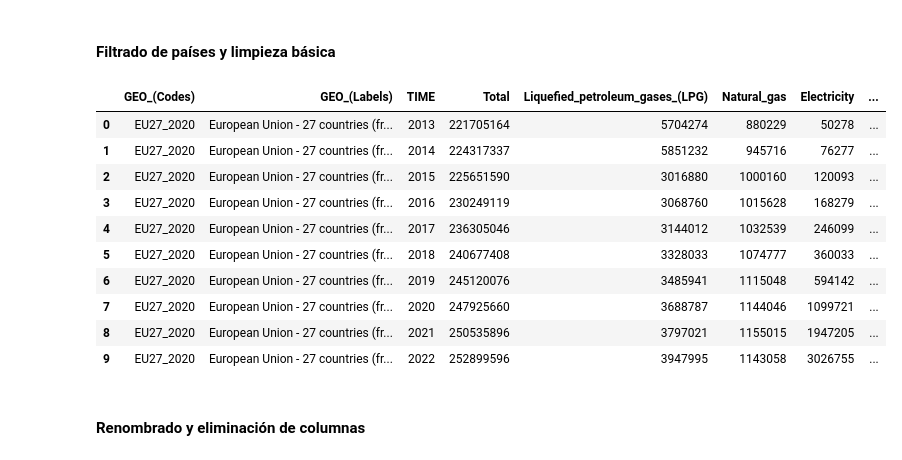
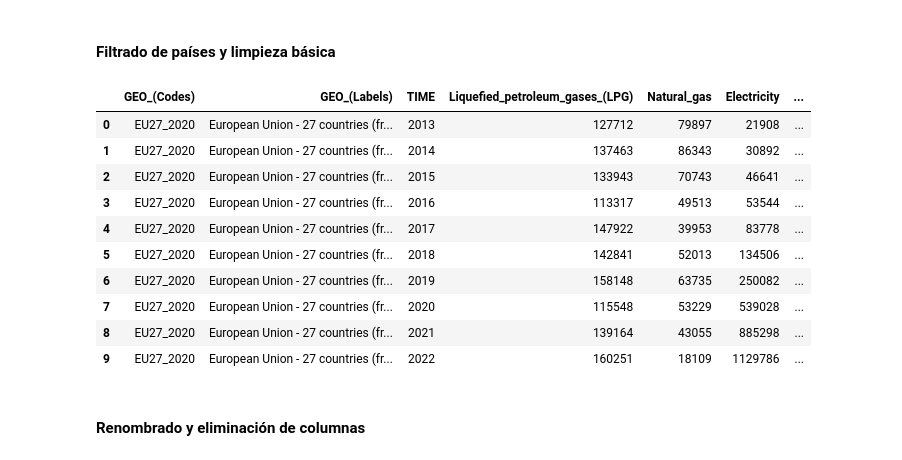
Before and after one commit to LoFloAb/Impacto_de_la_electrificaci-n_del_transporte_en_las_emisiones_de_GEI_en_Europa, a Jupyter notebook: Analisis_impacto_coche_electrico.ipynb, the cells around one changed output. Drawn from its saved outputs; the diff is of its cells as text; code cells hidden in the pictures.

```diff
--- a/Analisis_impacto_coche_electrico.ipynb
+++ b/Analisis_impacto_coche_electrico.ipynb
@@ -758,60 +755,66 @@ En los siguientes bloques se realizarán tareas de limpieza, normalización y re
 # %% [markdown]
 #### Filtrado de países y limpieza básica
 # %%
-# Eliminar países que no forman parte de la Unión Europea (27)
-df_cars_park = df_cars_park[~df_cars_park['GEO (Labels)'].isin([
-    'Liechtenstein', 'Norway', 'Switzerland', 'United Kingdom',
-    'Bosnia and Herzegovina', 'Montenegro', 'Moldova', 'North Macedonia',
-    'Georgia', 'Albania', 'Serbia', 'Türkiye', 'Kosovo*'])]
+# Lista de los 27 países que forman parte de la Unión Europea (desde 2020)
+European_Union_27_countries_from_2020 = [
+    'Austria', 'Belgium', 'Bulgaria',
+    'Croatia', 'Cyprus', 'Czechia',
+    'Denmark', 'Estonia', 'Finland',
+    'France', 'Germany', 'Greece',
+    'Hungary', 'Ireland', 'Italy',
+    'Latvia', 'Lithuania', 'Luxembourg',
+    'Malta', 'Netherlands', 'Poland',
+    'Portugal', 'Romania', 'Slovakia',
+    'Slovenia', 'Spain', 'Sweden']
+
+# Filtrar por los países que forman parte de la Unión Europea
+df_new_cars = df_new_cars[df_new_cars['GEO (Labels)'].isin(
+    European_Union_27_countries_from_2020)]
 
 # Limpiar nombres de columnas (quitar espacios y caracteres problemáticos)
-df_cars_park.columns = df_cars_park.columns.str.strip().str.replace(' ', '_')
-
-# Eliminar la fila de la UE-27 para recalcularla más adelante
-df_cars_park = df_cars_park[~df_cars_park['GEO_(Labels)'].isin([
-    'European Union - 27 countries (from 2020)'])]
+df_new_cars.columns = df_new_cars.columns.str.strip().str.replace(' ', '_')
 
 # Agrupar los datos por año sumando valores de los países miembros
-df_cars_park = df_cars_park.groupby('TIME').sum().reset_index()
+df_new_cars = df_new_cars.groupby('TIME').sum().reset_index()
 
 # Reordenar columna TIME
-df_cars_park.insert(2, 'TIME', df_cars_park.pop('TIME'))
+df_new_cars.insert(2, 'TIME', df_new_cars.pop('TIME'))
 
 # Actualizar los valores del código y etiqueta para representar a la UE-27
-df_cars_park['GEO_(Codes)'] = df_cars_park['GEO_(Codes)'].replace(
-    'BEBGCZDKDEEEIEELESFRHRITCYLVLTLUHUMTNLATPLPTROSISKFISEIS', 'EU27_2020')
-df_cars_park['GEO_(Labels)'] = df_cars_park['GEO_(Labels)'].replace(
-    'BelgiumBulgariaCzechiaDenmarkGermanyEstoniaIrelandGreeceSpainFranceCroatiaItalyCyprusLatviaLithuaniaLuxembourgHungaryMaltaNetherlandsAustriaPolandPortugalRomaniaSloveniaSlovakiaFinlandSwedenIceland',
+df_new_cars['GEO_(Codes)'] = df_new_cars['GEO_(Codes)'].replace(
+    'BEBGCZDKDEEEIEELESFRHRITCYLVLTLUHUMTNLATPLPTROSISKFISE', 'EU27_2020')
+df_new_cars['GEO_(Labels)'] = df_new_cars['GEO_(Labels)'].replace(
+    'BelgiumBulgariaCzechiaDenmarkGermanyEstoniaIrelandGreeceSpainFranceCroatiaItalyCyprusLatviaLithuaniaLuxembourgHungaryMaltaNetherlandsAustriaPolandPortugalRomaniaSloveniaSlovakiaFinlandSweden',
     'European Union - 27 countries (from 2020)')
 
 # Rellenar valores nulos consigo mismos (aparentemente redundante, pero evita errores)
-df_cars_park = df_cars_park.fillna(df_cars_park)
+df_new_cars = df_new_cars.fillna(df_new_cars)
 
 #Columnas a excluir de la converción.
 exclude_cols = ['GEO_(Codes)', 'GEO_(Labels)', 'TIME']
 
 # Detectar columnas de tipo float (y que no estén en la lista de exclusión)
 cols_to_convert = [
-    col for col in df_cars_park.select_dtypes(include='float').columns
+    col for col in df_new_cars.select_dtypes(include='float').columns
     if col not in exclude_cols
 ]
 # Convertir a int (si estás seguro de que no hay NaN)
-df_cars_park[cols_to_convert] = df_cars_park[cols_to_convert].astype(int)
+df_new_cars[cols_to_convert] = df_new_cars[cols_to_convert].astype(int)
 
 # Mostrar dataframe
-df_cars_park
+df_new_cars.head()
 # %% [output]
-|  | GEO_(Codes) | GEO_(Labels) | TIME | Total | Liquefied_petroleum_gases_(LPG) | Natural_gas | Electricity | ... |
-| 0 | EU27_2020 | European Union - 27 countries (fr... | 2013 | 221705164 | 5704274 | 880229 | 50278 | ... |
-| 1 | EU27_2020 | European Union - 27 countries (fr... | 2014 | 224317337 | 5851232 | 945716 | 76277 | ... |
-| 2 | EU27_2020 | European Union - 27 countries (fr... | 2015 | 225651590 | 3016880 | 1000160 | 120093 | ... |
-| 3 | EU27_2020 | European Union - 27 countries (fr... | 2016 | 230249119 | 3068760 | 1015628 | 168279 | ... |
-| 4 | EU27_2020 | European Union - 27 countries (fr... | 2017 | 236305046 | 3144012 | 1032539 | 246099 | ... |
-| 5 | EU27_2020 | European Union - 27 countries (fr... | 2018 | 240677408 | 3328033 | 1074777 | 360033 | ... |
-| 6 | EU27_2020 | European Union - 27 countries (fr... | 2019 | 245120076 | 3485941 | 1115048 | 594142 | ... |
-| 7 | EU27_2020 | European Union - 27 countries (fr... | 2020 | 247925660 | 3688787 | 1144046 | 1099721 | ... |
-| 8 | EU27_2020 | European Union - 27 countries (fr... | 2021 | 250535896 | 3797021 | 1155015 | 1947205 | ... |
-| 9 | EU27_2020 | European Union - 27 countries (fr... | 2022 | 252899596 | 3947995 | 1143058 | 3026755 | ... |
+|  | GEO_(Codes) | GEO_(Labels) | TIME | Liquefied_petroleum_gases_(LPG) | Natural_gas | Electricity | ... |
+| 0 | EU27_2020 | European Union - 27 countries (fr... | 2013 | 127712 | 79897 | 21908 | ... |
+| 1 | EU27_2020 | European Union - 27 countries (fr... | 2014 | 137463 | 86343 | 30892 | ... |
+| 2 | EU27_2020 | European Union - 27 countries (fr... | 2015 | 133943 | 70743 | 46641 | ... |
+| 3 | EU27_2020 | European Union - 27 countries (fr... | 2016 | 113317 | 49513 | 53544 | ... |
+| 4 | EU27_2020 | European Union - 27 countries (fr... | 2017 | 147922 | 39953 | 83778 | ... |
+| 5 | EU27_2020 | European Union - 27 countries (fr... | 2018 | 142841 | 52013 | 134506 | ... |
+| 6 | EU27_2020 | European Union - 27 countries (fr... | 2019 | 158148 | 63735 | 250082 | ... |
+| 7 | EU27_2020 | European Union - 27 countries (fr... | 2020 | 115548 | 53229 | 539028 | ... |
+| 8 | EU27_2020 | European Union - 27 countries (fr... | 2021 | 139164 | 43055 | 885298 | ... |
+| 9 | EU27_2020 | European Union - 27 countries (fr... | 2022 | 160251 | 18109 | 1129786 | ... |
 # %% [markdown]
 #### Renombrado y eliminación de columnas
 # %%
```
Also changed, not shown: parts of 159 cells of this notebook.
